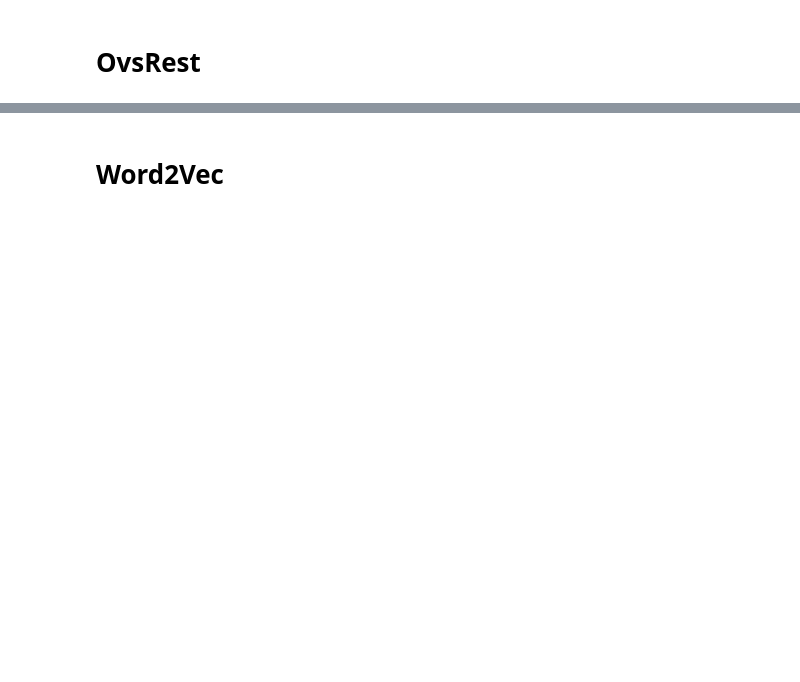
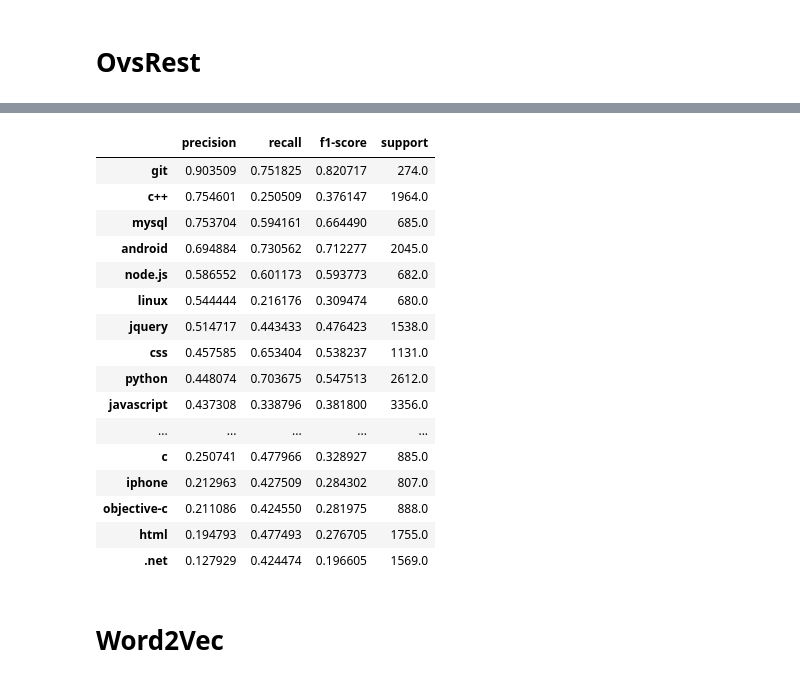
Before and after one commit to DomWch/OpenClassRooms-NLP-P5, a Jupyter notebook: p5-nlp-tfidf-onevsrest.ipynb, the cells around one changed output, grey strips where cells are left out. Cells and saved outputs as stored; diff of their text form; code cells hidden in the pictures; blank space fills up the shorter version.

```diff
--- a/p5-nlp-tfidf-onevsrest.ipynb
+++ b/p5-nlp-tfidf-onevsrest.ipynb
@@ -249,10 +427,20 @@ Début entrainement OvsRest
+# %%
+pipeline_scv = pipeline.Pipeline(
+    [
+        ("tfidf", pipeline_tfidf),
+        (
+            "OvRSVC",
+            multiclass.OneVsRestClassifier(
+                svm.SVC(cache_size=1080, max_iter=5_000 if LONG else 1_000, random_state=42)
+            ),
+        ),
+    ]
+)
 # %%
 %%time
-warnings.filterwarnings("ignore",category=exceptions.ConvergenceWarning)
-OvsRestAll = multiclass.OneVsRestClassifier(
-    svm.SVC(cache_size=1080, max_iter=5_000, random_state=42)
-).fit(
-    X_train,
-    y_train,
-)
+with ignore_warnings(category=exceptions.ConvergenceWarning):
+    pipeline_scv.fit(
+        X_train,
+        y_train,
+    )
 # %% [output]
@@ -265,5 +449,5 @@ Fin entrainement OvsRest début prédiction
 # %%
 %%time
-pred = OvsRestAll.predict(X_test)
-pred
+pred_scv = pipeline_scv.predict(X_test)
+pred_scv
 # %% [output]
@@ -303,3 +463,24 @@ scores
+# %%
+scores_scv = save_score(y_test,pred_scv,target_names,"TfidfOvRestSvc")
+scores_scv.sort_values(by="precision", ascending=False)
+# %% [output]
+|  | precision | recall | f1-score | support |
+| git | 0.903509 | 0.751825 | 0.820717 | 274.0 |
+| c++ | 0.754601 | 0.250509 | 0.376147 | 1964.0 |
+| mysql | 0.753704 | 0.594161 | 0.664490 | 685.0 |
+| android | 0.694884 | 0.730562 | 0.712277 | 2045.0 |
+| node.js | 0.586552 | 0.601173 | 0.593773 | 682.0 |
+| linux | 0.544444 | 0.216176 | 0.309474 | 680.0 |
+| jquery | 0.514717 | 0.443433 | 0.476423 | 1538.0 |
+| css | 0.457585 | 0.653404 | 0.538237 | 1131.0 |
+| python | 0.448074 | 0.703675 | 0.547513 | 2612.0 |
+| javascript | 0.437308 | 0.338796 | 0.381800 | 3356.0 |
+| ... | ... | ... | ... | ... |
+| c | 0.250741 | 0.477966 | 0.328927 | 885.0 |
+| iphone | 0.212963 | 0.427509 | 0.284302 | 807.0 |
+| objective-c | 0.211086 | 0.424550 | 0.281975 | 888.0 |
+| html | 0.194793 | 0.477493 | 0.276705 | 1755.0 |
+| .net | 0.127929 | 0.424474 | 0.196605 | 1569.0 |
 # %% [markdown]
 # Word2Vec
 # %%
```
Also changed, not shown: parts of 51 cells of this notebook.
